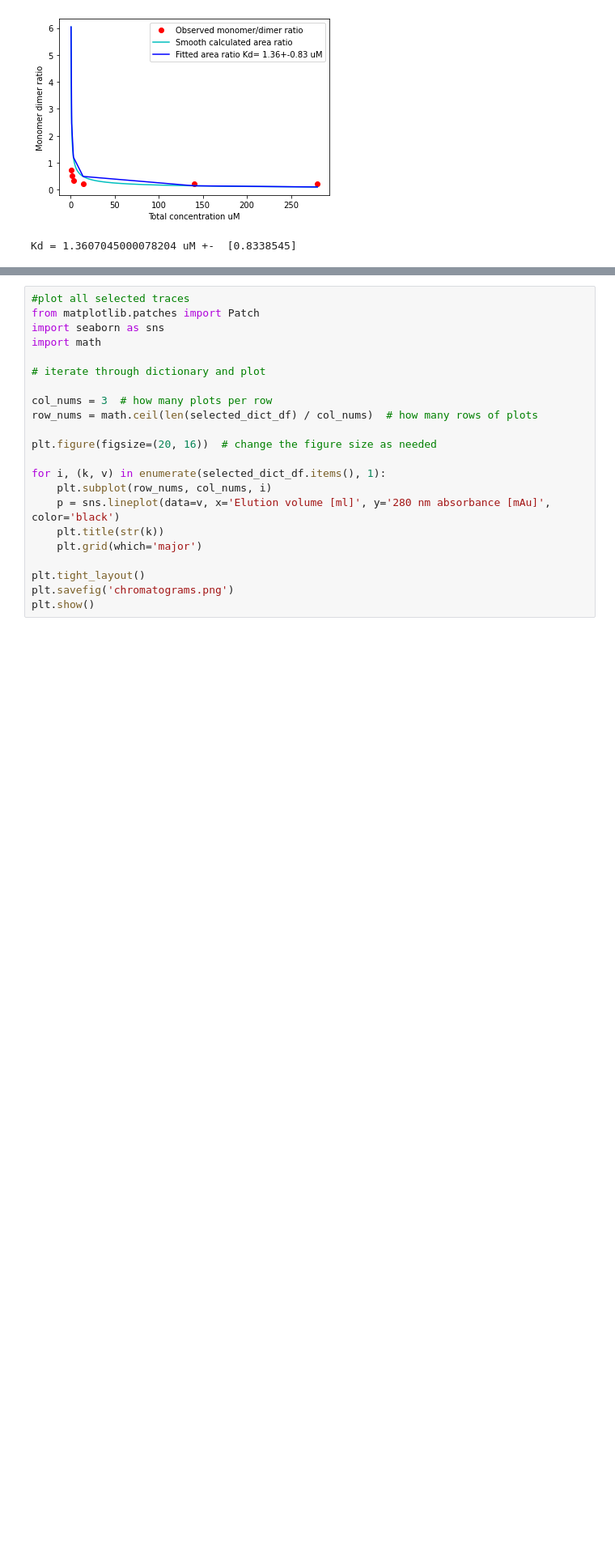
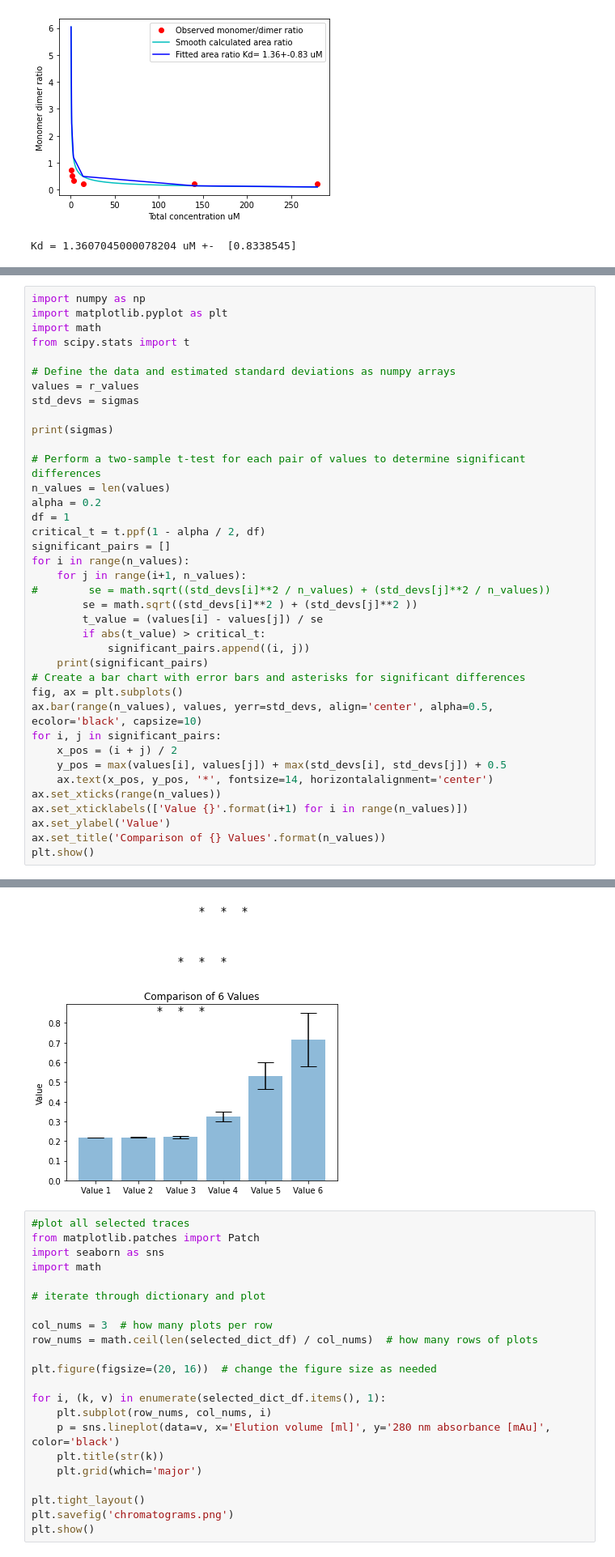
Before and after one commit to MichaelGajhede/SEC_analysis, a Jupyter notebook: SEC_fig.ipynb, the cells around one changed output, grey strips where cells are left out. Shown at 81% size. Cells and saved outputs as stored; diff of their text form; blank space fills up the shorter version.

```diff
--- a/SEC_fig.ipynb
+++ b/SEC_fig.ipynb
@@ -617,0 +652,39 @@ Kd = 1.3607045000078204 uM +-  [0.8338545]
+# %%
+import numpy as np
+import matplotlib.pyplot as plt
+import math
+from scipy.stats import t
+
+# Define the data and estimated standard deviations as numpy arrays
+values = r_values
+std_devs = sigmas
+
+print(sigmas)
+
+# Perform a two-sample t-test for each pair of values to determine significant differences
+n_values = len(values)
+alpha = 0.2
+df = 1
+critical_t = t.ppf(1 - alpha / 2, df)
+significant_pairs = []
+for i in range(n_values):
+    for j in range(i+1, n_values):
+#        se = math.sqrt((std_devs[i]**2 / n_values) + (std_devs[j]**2 / n_values))
+        se = math.sqrt((std_devs[i]**2 ) + (std_devs[j]**2 ))
+        t_value = (values[i] - values[j]) / se
+        if abs(t_value) > critical_t:
+            significant_pairs.append((i, j))
+    print(significant_pairs)
+# Create a bar chart with error bars and asterisks for significant differences
+fig, ax = plt.subplots()
+ax.bar(range(n_values), values, yerr=std_devs, align='center', alpha=0.5, ecolor='black', capsize=10)
+for i, j in significant_pairs:
+    x_pos = (i + j) / 2
+    y_pos = max(values[i], values[j]) + max(std_devs[i], std_devs[j]) + 0.5
+    ax.text(x_pos, y_pos, '*', fontsize=14, horizontalalignment='center')
+ax.set_xticks(range(n_values))
+ax.set_xticklabels(['Value {}'.format(i+1) for i in range(n_values)])
+ax.set_ylabel('Value')
+ax.set_title('Comparison of {} Values'.format(n_values))
+plt.show()
+# %% [output]
@@ -618,3 +698,4 @@ Kd = 1.3607045000078204 uM +-  [0.8338545]
+[figure, added]
 # %%
 #plot all selected traces
 from matplotlib.patches import Patch
```
Also changed, not shown: parts of 5 cells of this notebook.
